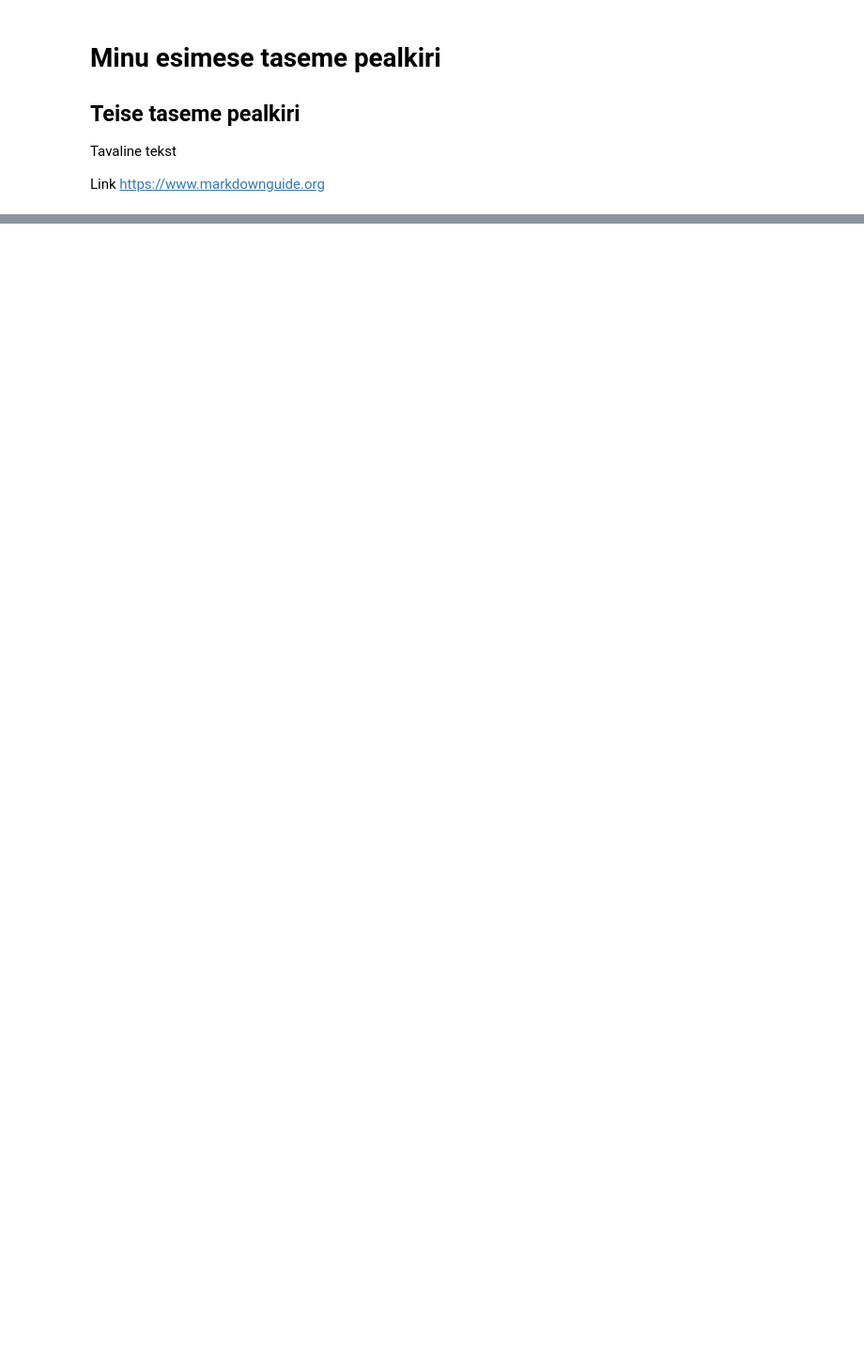
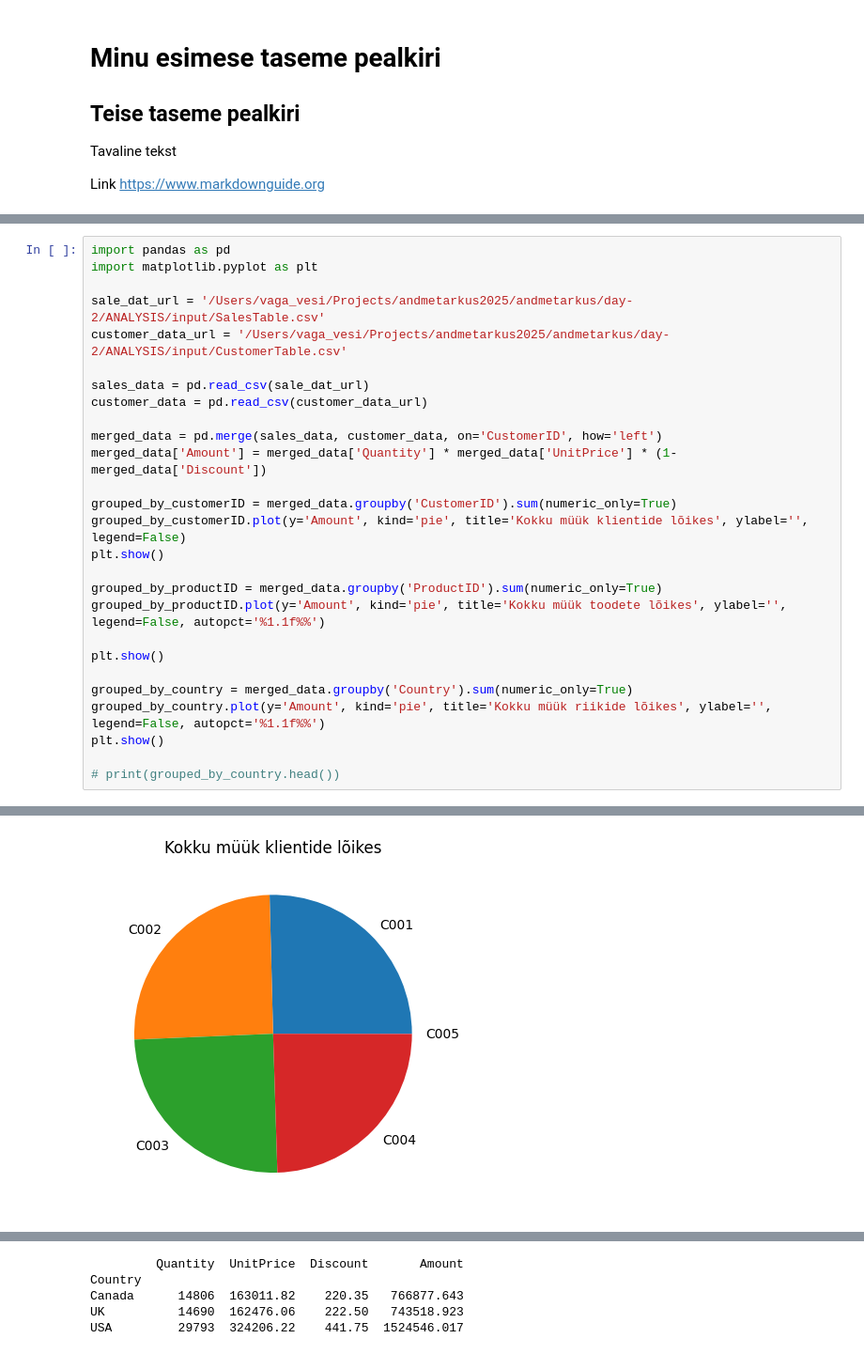
Before and after one commit to VagaVesi/andmetarkus, a Jupyter notebook: day-2/Example.ipynb, the cells around one changed output, grey strips where cells are left out. Shown at 94% size. Saved outputs shown, nothing was run; the diff lists cells and outputs as text; blank space fills up the shorter version.

Commit message:
additional chart

```diff
--- a/day-2/Example.ipynb
+++ b/day-2/Example.ipynb
@@ -55,0 +59,28 @@ plt.ylim(bottom=0)  # y telje algus
+# %%
+import pandas as pd
+import matplotlib.pyplot as plt
+
+sale_dat_url = '/Users/vaga_vesi/Projects/andmetarkus2025/andmetarkus/day-2/ANALYSIS/input/SalesTable.csv'
+customer_data_url = '/Users/vaga_vesi/Projects/andmetarkus2025/andmetarkus/day-2/ANALYSIS/input/CustomerTable.csv'
+
+sales_data = pd.read_csv(sale_dat_url)
+customer_data = pd.read_csv(customer_data_url)
+
+merged_data = pd.merge(sales_data, customer_data, on='CustomerID', how='left')
+merged_data['Amount'] = merged_data['Quantity'] * merged_data['UnitPrice'] * (1- merged_data['Discount'])
+
+grouped_by_customerID = merged_data.groupby('CustomerID').sum(numeric_only=True)
+grouped_by_customerID.plot(y='Amount', kind='pie', title='Kokku müük klientide lõikes', ylabel='', legend=False)
+plt.show()
+
+grouped_by_productID = merged_data.groupby('ProductID').sum(numeric_only=True)
+grouped_by_productID.plot(y='Amount', kind='pie', title='Kokku müük toodete lõikes', ylabel='', legend=False, autopct='%1.1f%%')
+
+plt.show()
+
+grouped_by_country = merged_data.groupby('Country').sum(numeric_only=True)
+grouped_by_country.plot(y='Amount', kind='pie', title='Kokku müük riikide lõikes', ylabel='', legend=False, autopct='%1.1f%%')
+plt.show()
+
+# print(grouped_by_country.head())
+# %% [output]
@@ -55,0 +100 @@ plt.ylim(bottom=0)  # y telje algus
+[figure, added]
@@ -55,0 +103,5 @@ plt.ylim(bottom=0)  # y telje algus
+         Quantity  UnitPrice  Discount       Amount
+Country
+Canada      14806  163011.82    220.35   766877.643
+UK          14690  162476.06    222.50   743518.923
+USA         29793  324206.22    441.75  1524546.017
```
Also changed, not shown: parts of 4 cells of this notebook, 2 other files.
